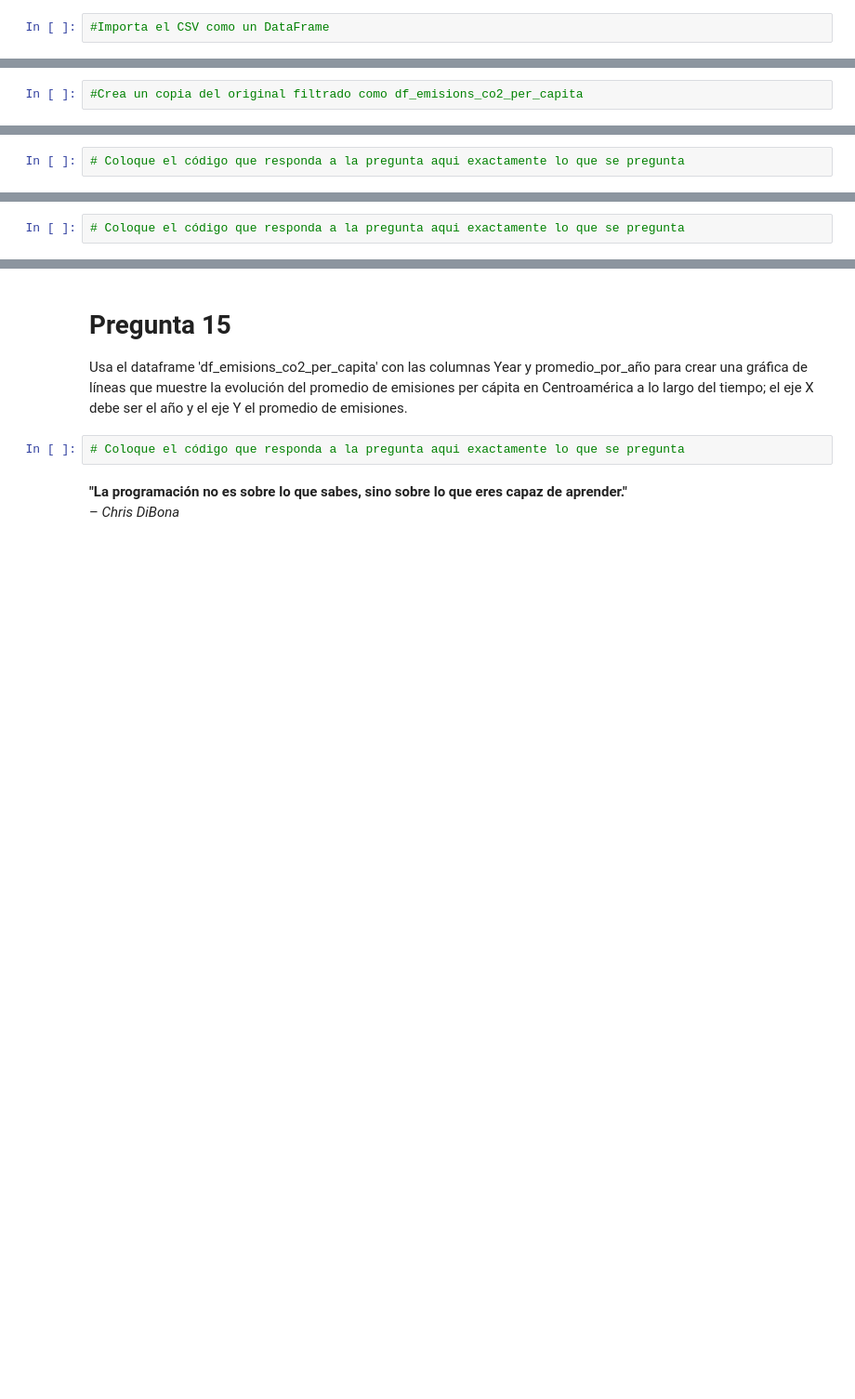
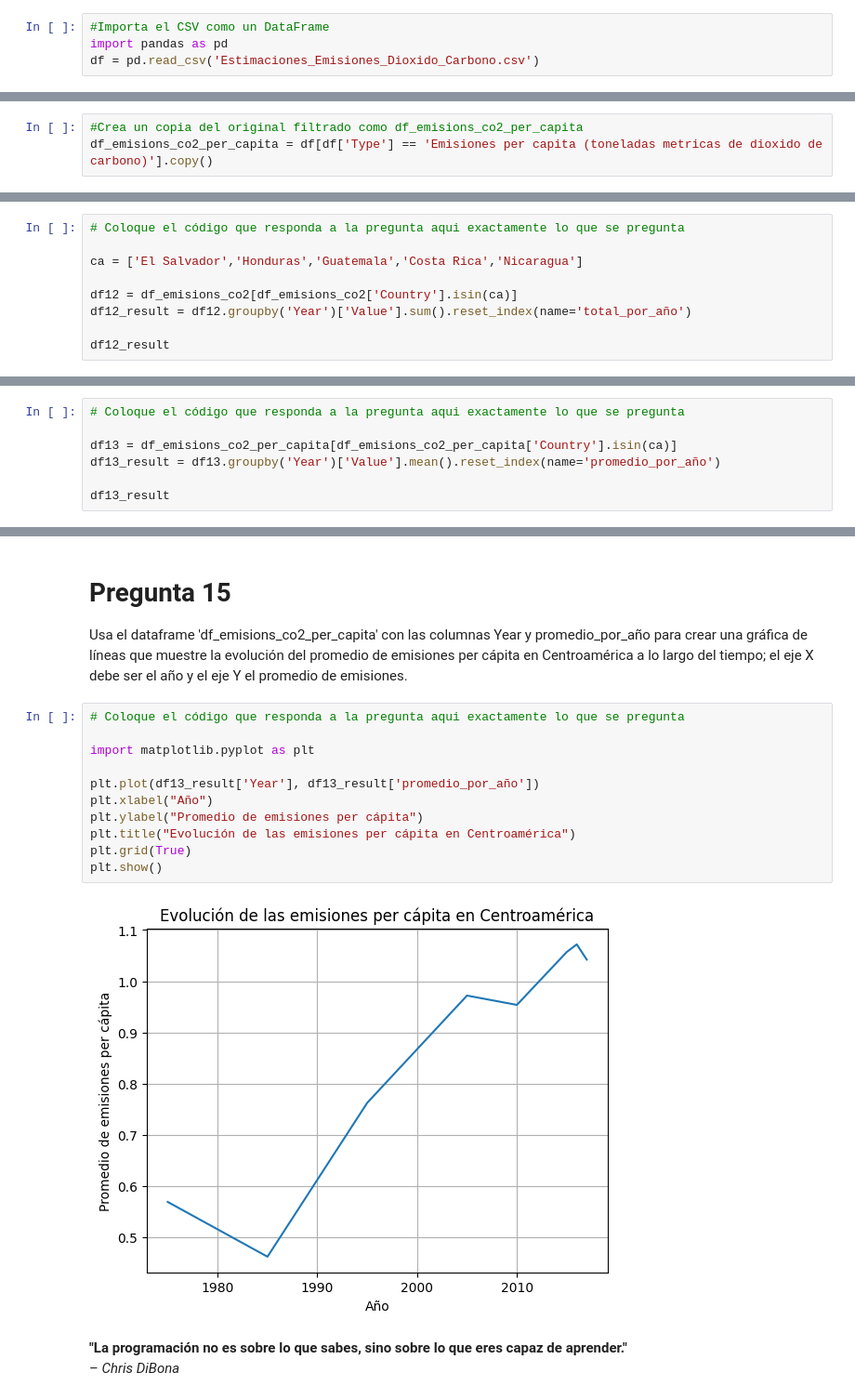
Before and after one commit to JaneAndrey777/Jane_Mendez_Proyecto_Final.ipynb, a Jupyter notebook: Análisis Caso Final.v2.ipynb, the cells around one changed output, grey strips where cells are left out. Shown: that part at 93% size. Cells and saved outputs as stored; diff of their text form; blank space fills up the shorter version.

```diff
--- a/Análisis Caso Final.v2.ipynb
+++ b/Análisis Caso Final.v2.ipynb
@@ -36,6 +36,8 @@ Contiene datos de emisiones de dióxido de carbono (CO₂) de varios países ent
     - Se calcula dividiendo emisiones totales por la población
 # %%
 #Importa el CSV como un DataFrame
+import pandas as pd
+df = pd.read_csv('Estimaciones_Emisiones_Dioxido_Carbono.csv')
 # %% [markdown]
 # Pregunta 0
 
@@ -47,5 +50,6 @@ Contiene datos de emisiones de dióxido de carbono (CO₂) de varios países ent
 # %%
 #Crea un copia del original filtrado como df_emisions_co2_per_capita
+df_emisions_co2_per_capita = df[df['Type'] == 'Emisiones per capita (toneladas metricas de dioxido de carbono)'].copy()
 # %% [markdown]
 # Pregunta 1
 # %% [markdown]
@@ -117,3 +188,10 @@ Para sólo los países de Centroamérica ['El Salvador', 'Honduras', 'Guatemala'
 Se espera un dataframe de 2 columnas: 'Year' y 'total_por_año'
 # %%
 # Coloque el código que responda a la pregunta aqui exactamente lo que se pregunta
+
+ca = ['El Salvador','Honduras','Guatemala','Costa Rica','Nicaragua']
+
+df12 = df_emisions_co2[df_emisions_co2['Country'].isin(ca)]
+df12_result = df12.groupby('Year')['Value'].sum().reset_index(name='total_por_año')
+
+df12_result
@@ -124,3 +212,8 @@ Para sólo los países de Centroamérica ['El Salvador', 'Honduras', 'Guatemala'
 Se espera un dataframe de 2 columnas: 'Year' y 'promedio_por_año'
 # %%
 # Coloque el código que responda a la pregunta aqui exactamente lo que se pregunta
+
+df13 = df_emisions_co2_per_capita[df_emisions_co2_per_capita['Country'].isin(ca)]
+df13_result = df13.groupby('Year')['Value'].mean().reset_index(name='promedio_por_año')
+
+df13_result
@@ -136,6 +243,17 @@ Cuál es el promedio de las emisiones per capita para el año 2005 usando el dat
 Usa el dataframe  'df_emisions_co2_per_capita' con las columnas Year y promedio_por_año para crear una gráfica de líneas que muestre la evolución del promedio de emisiones per cápita en Centroamérica a lo largo del tiempo; el eje X debe ser el año y el eje Y el promedio de emisiones.
 # %%
 # Coloque el código que responda a la pregunta aqui exactamente lo que se pregunta
+
+import matplotlib.pyplot as plt
+
+plt.plot(df13_result['Year'], df13_result['promedio_por_año'])
+plt.xlabel("Año")
+plt.ylabel("Promedio de emisiones per cápita")
+plt.title("Evolución de las emisiones per cápita en Centroamérica")
+plt.grid(True)
+plt.show()
+# %% [output]
+[figure, added]
 # %% [markdown]
 **"La programación no es sobre lo que sabes, sino sobre lo que eres capaz de aprender."**
 – *Chris DiBona*
```
Also changed, not shown: parts of 15 cells of this notebook.
